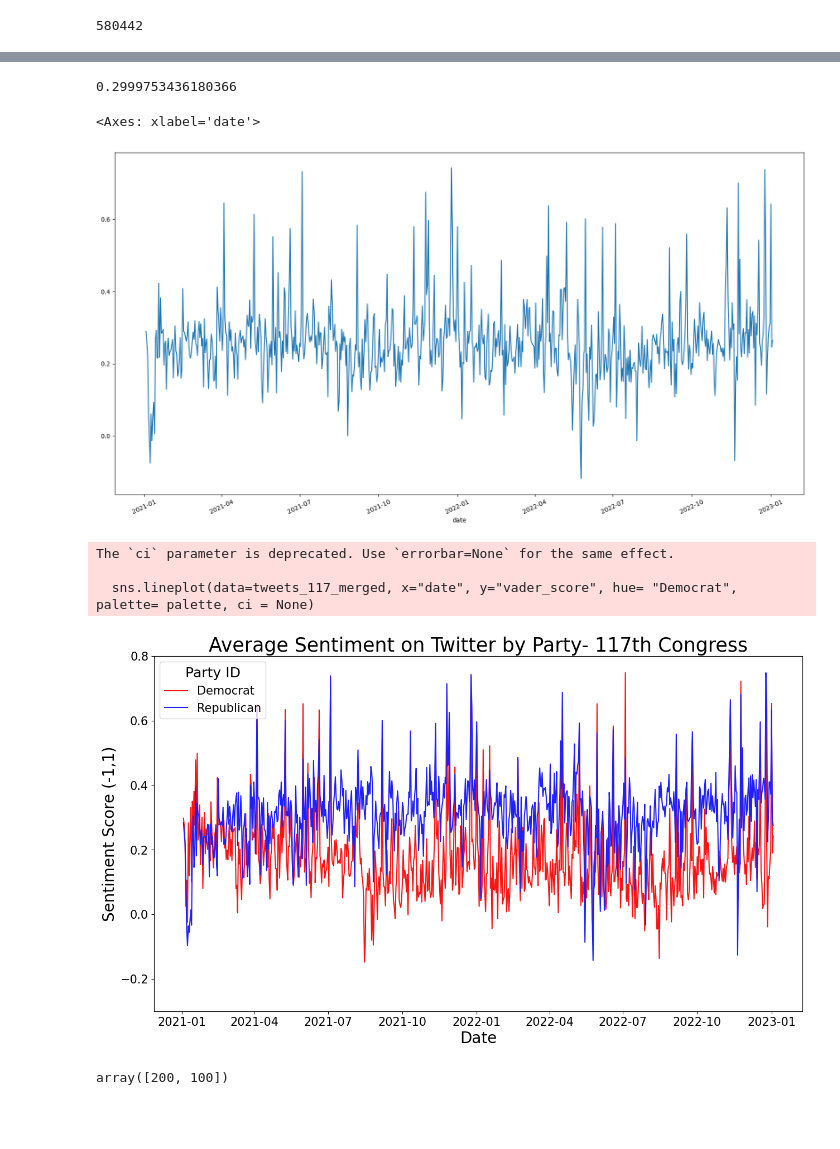
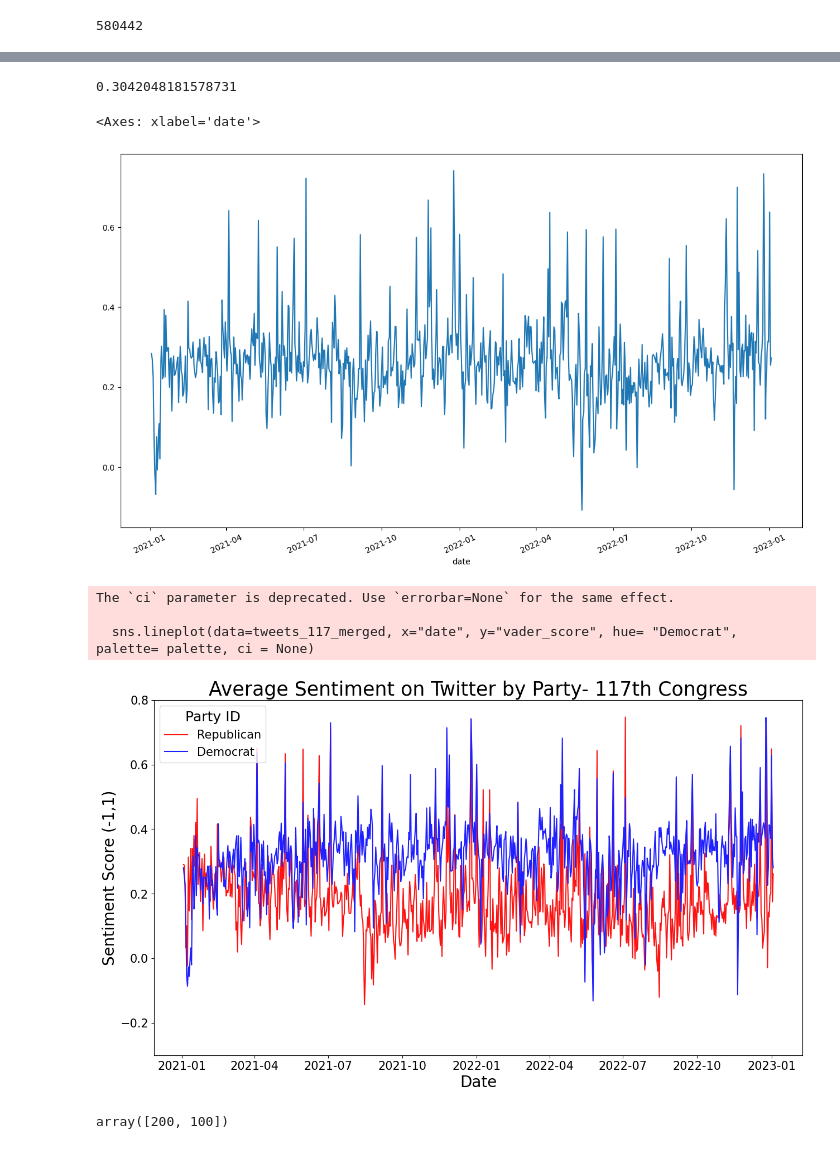
Before and after one commit to caramnix/CapitolLetters, a Jupyter notebook: figure and ks code/sentiment figures/cleaning_and_sentiment_scoring_117.ipynb, the cells around one changed output, grey strips where cells are left out. Drawn from its saved outputs; the diff is of its cells as text; code cells hidden in the pictures; blank space fills up the shorter version.

```diff
--- a/figure and ks code/sentiment figures/cleaning_and_sentiment_scoring_117.ipynb
+++ b/figure and ks code/sentiment figures/cleaning_and_sentiment_scoring_117.ipynb
@@ -141,7 +133,7 @@ stem_string("mccarthy earned the right to be the speaker an")
 tweets_117['text']= tweets_117['text'].astype(str)
 # %%
 tweets_117['text_clean'] = tweets_117['text'].apply(lambda x: clean_string(x))
-tweets_117['text_clean_stem'] = tweets_117['text_clean'].apply(lambda x: stem_string(x, stem='Stem'))
+tweets_117['text_clean_no_stop_words'] = tweets_117['text_clean'].apply(lambda x: stem_string(x, stem='None')) # versus 'Stem'
 # %%
 tweets_117['referenced_tweets']= tweets_117['referenced_tweets'].astype(str)
 # %%
@@ -193,7 +171,7 @@ def vader_score(text):
     vs= analyzer.polarity_scores(text)
     return vs['compound']
 # %%
-tweets_117_cut['vader_score'] = tweets_117_cut['text_clean'].apply(lambda x: vader_score(x))
+tweets_117_cut['vader_score'] = tweets_117_cut['text_clean_no_stop_words'].apply(lambda x: vader_score(x))
 # %% [output]
 A value is trying to be set on a copy of a slice from a DataFrame.
 Try using .loc[row_indexer,col_indexer] = value instead
@@ -235,6 +219,6 @@ tweets_117_merged= tweets_117_cut.merge(leg_117_s, how='left', left_on='username
 # %%
 ##
-tweets_117_merged= pd.read_csv("/Users/caranix/Library/CloudStorage/OneDrive-TheOhioStateUniversity/CS MS/legislative tweets analysis/tweets_117_merged.csv")
+#tweets_117_merged= pd.read_csv("/Users/caranix/Library/CloudStorage/OneDrive-TheOhioStateUniversity/CS MS/legislative tweets analysis/tweets_117_merged.csv")
 # %%
 np.mean(tweets_117_merged['vader_score'])
 # %% [output]
@@ -248,7 +232,7 @@ np.mean(tweets_117_merged[tweets_117_merged['Democrat'] == 0.0]['vader_score'])
 # democrats more positive tweets than reps
 np.mean(tweets_117_merged[tweets_117_merged['Democrat'] == 1.0]['vader_score'])
 # %% [output]
-0.2999753436180366
+0.3042048181578731
 # %%
 # can we plot sentiment by party over time? average by week?
 # %%
@@ -263,7 +247,7 @@ import matplotlib.pyplot as plt
 tweets_117_merged.groupby(tweets_117_merged['date'].dt.date)["vader_score"].mean().plot(kind="line",rot=25)
 # %% [output]
 <Axes: xlabel='date'>
-[figure, old version]
+[figure, new version]
 # %%
 import seaborn as sns
 # %%
@@ -274,27 +258,27 @@ palette = {
 # %%
 from matplotlib import rcParams
 
 # figure size in inches
 rcParams['figure.figsize'] = 15,8.27
 
 #plt.axhline(y=0, color="grey")
 sns.lineplot(data=tweets_117_merged, x="date", y="vader_score", hue= "Democrat", palette= palette, ci = None)
-plt.legend(title='Party ID', loc='upper left', labels=['Democrat', 'Republican'], title_fontsize=18, fontsize="15") #bbox_to_anchor=(1.15, 1)
+plt.legend(title='Party ID', loc='upper left', labels=['Republican', 'Democrat'], title_fontsize=18, fontsize="15") #bbox_to_anchor=(1.15, 1)
 plt.xlabel("Date", fontsize=20)
 plt.ylabel("Sentiment Score (-1,1)", fontsize=20)
 plt.xticks(fontsize=15)
 plt.yticks(fontsize=15)
 plt.ylim(-.3,.8)
 
 plt.title("Average Sentiment on Twitter by Party- 117th Congress", fontsize=25)
 
 
-plt.savefig('sentiment_117_v3.png', dpi=500, bbox_inches="tight")
+plt.savefig('sentiment_117_v4.png', dpi=500, bbox_inches="tight")
 # %% [output]
 The `ci` parameter is deprecated. Use `errorbar=None` for the same effect.
 
   sns.lineplot(data=tweets_117_merged, x="date", y="vader_score", hue= "Democrat", palette= palette, ci = None)
-[figure, old version]
+[figure, new version]
 # %%
 tweets_117_merged['party_code'].unique()
 # %% [output]
```
Also changed, not shown: parts of 14 cells of this notebook, 9 other files.
